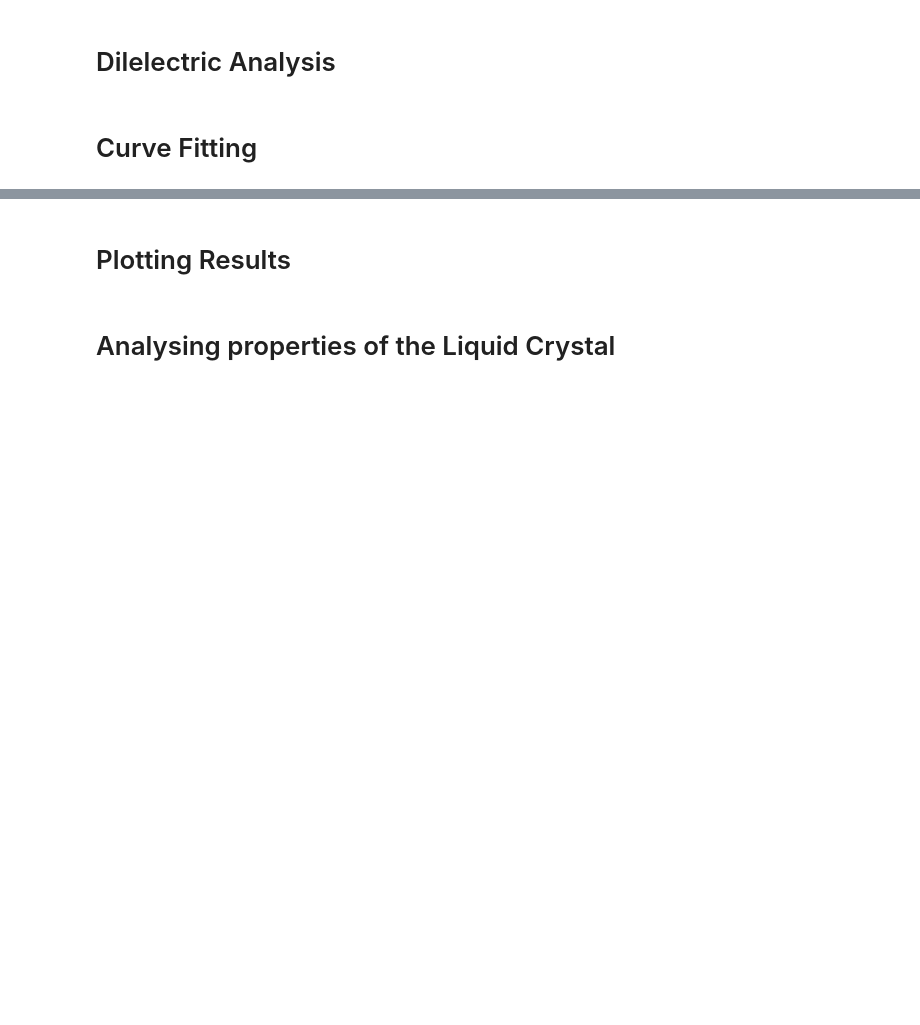
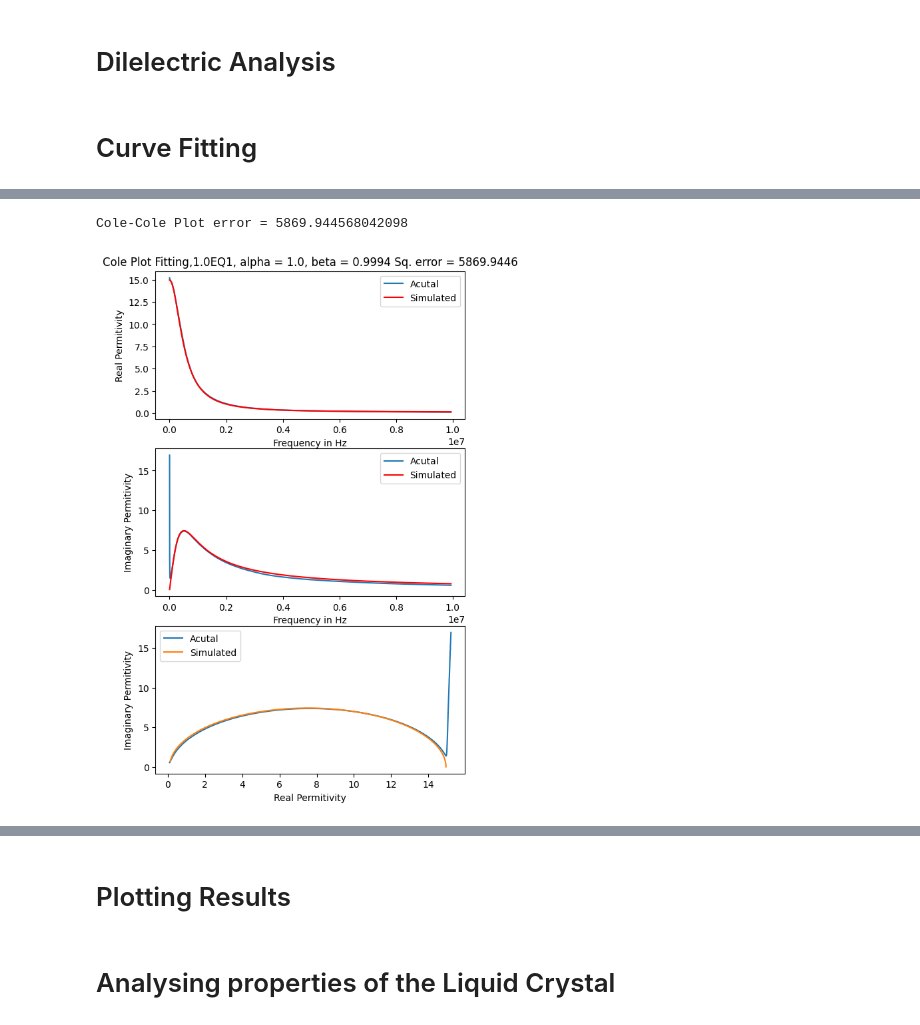
Before and after one commit to avi1299/LC_Analysis, a Jupyter notebook: Analyser-Automated-withDE.ipynb, the cells around one changed output, grey strips where cells are left out. Cells and saved outputs as stored; diff of their text form; code cells hidden in the pictures; blank space fills up the shorter version.

```diff
--- a/Analyser-Automated-withDE.ipynb
+++ b/Analyser-Automated-withDE.ipynb
@@ -590,0 +771,75 @@ from scipy.optimize import curve_fit,minimize
+# %%
+y1 = (real_e-e_infi)/ds
+y2 = imag_e/ds
+comboY = y1.copy().append(y2)
+
+h = DE.Frequency
+comboX = h.copy().append(h)
+
+def comboFunc(comboData, alpha, beta):
+    # single data set passed in, extract separate data
+    extract1 = comboData[:len(y1)] # first data
+    extract2 = comboData[len(y2):] # second data
+
+    result1 = complex_res_real_array(extract1, alpha, beta)
+    result2 = complex_res_array(extract2, alpha, beta)
+
+    return np.append(result1, result2)
+
+
+# some initial parameter values
+initialParameters = np.array([1.0, 1.0])
+
+# curve fit the combined data to the combined function
+popt, pcov = curve_fit(comboFunc, comboX, comboY, p0=[1,1],bounds=([0,0],[1,1]))
+
+# values for display of fitted function
+a, b = popt
+sim_real = complex_res_real_array(h, a, b) # first data set, first equation
+sim_imag = complex_res_array(h, a, b) # second data set, second equation
+
+plt.figure(5,figsize=(6, 10), dpi=100, linewidth=0.1)
+
+#plt.figure(1)
+plt.subplot(3,1,1)
+plt.title("Cole Plot Fitting,"+filename+"EQ1, alpha = "+str(round(popt[0],4))+", beta = "+str(round(popt[1],4))+" Sq. error = "+str(round(sq_error((popt[0],popt[1])),4)))
+plt.ylabel("Real Permitivity")
+plt.xlabel("Frequency in Hz")
+# plt.plot(DE.Frequency,real_e)
+# plt.plot(DE.Frequency, complex_res_real_array(DE.Frequency, *popt)*ds+e_infi, 'r-',label='fit: alpha=%5.3f, beta=%5.3f' % tuple(popt))
+plt.plot(DE_actual.Frequency,DE_actual.RealE)
+plt.plot(DE_actual.Frequency, complex_res_real_array(DE_actual.Frequency, *popt)*ds+e_infi, 'r-',label='fit: alpha=%5.3f, beta=%5.3f' % tuple(popt))
+plt.legend(['Acutal','Simulated'])
+
+print("Cole-Cole Plot error = "+str(sq_error((popt[0],popt[1]))))
+
+plt.subplot(3,1,2)
+plt.xlabel("Frequency in Hz")
+plt.ylabel("Imaginary Permitivity")
+# plt.plot(DE.Frequency, imag_e)
+# plt.plot(DE.Frequency, complex_res_array(DE.Frequency, *popt)*ds, 'r-',label='fit: alpha=%5.3f, beta=%5.3f' % tuple(popt))
+plt.plot(DE_actual.Frequency, DE_actual.ImagE)
+plt.plot(DE_actual.Frequency, complex_res_array(DE_actual.Frequency, *popt)*ds, 'r-',label='fit: alpha=%5.3f, beta=%5.3f' % tuple(popt))
+plt.legend(['Acutal','Simulated'])
+
+plt.subplot(3,1,3)
+plt.xlabel("Real Permitivity")
+plt.ylabel("Imaginary Permitivity")
+# sim_real = complex_res_real_array(DE.Frequency,popt[0],popt[1])*ds+e_infi
+# sim_imag = complex_res_array(DE.Frequency,popt[0],popt[1])*ds
+# plt.plot(DE.RealE,DE.ImagE)
+# plt.plot(sim_real,sim_imag)
+sim_real = complex_res_real_array(DE_actual.Frequency,popt[0],popt[1])*ds+e_infi
+sim_imag = complex_res_array(DE_actual.Frequency,popt[0],popt[1])*ds
+plt.plot(DE_actual.RealE,DE_actual.ImagE)
+plt.plot(sim_real,sim_imag)
+plt.legend(['Acutal','Simulated'])
+
+dict = {'Freq': DE_actual.Frequency, 'Fit_real': sim_real, 'Fit_imag': sim_imag}
+printDF=pd.DataFrame(dict)
+printDF.to_csv("/home/avinash/Downloads/"+filename+"-EQ1.csv", index=False)
+
+plt.savefig("/home/avinash/Downloads/"+filename+"-EQ1.jpg",dpi=300,bbox_inches='tight')
+# %% [output]
+Cole-Cole Plot error = 5869.944568042098
+[figure, added]
```
Also changed, not shown: parts of 13 cells of this notebook.
